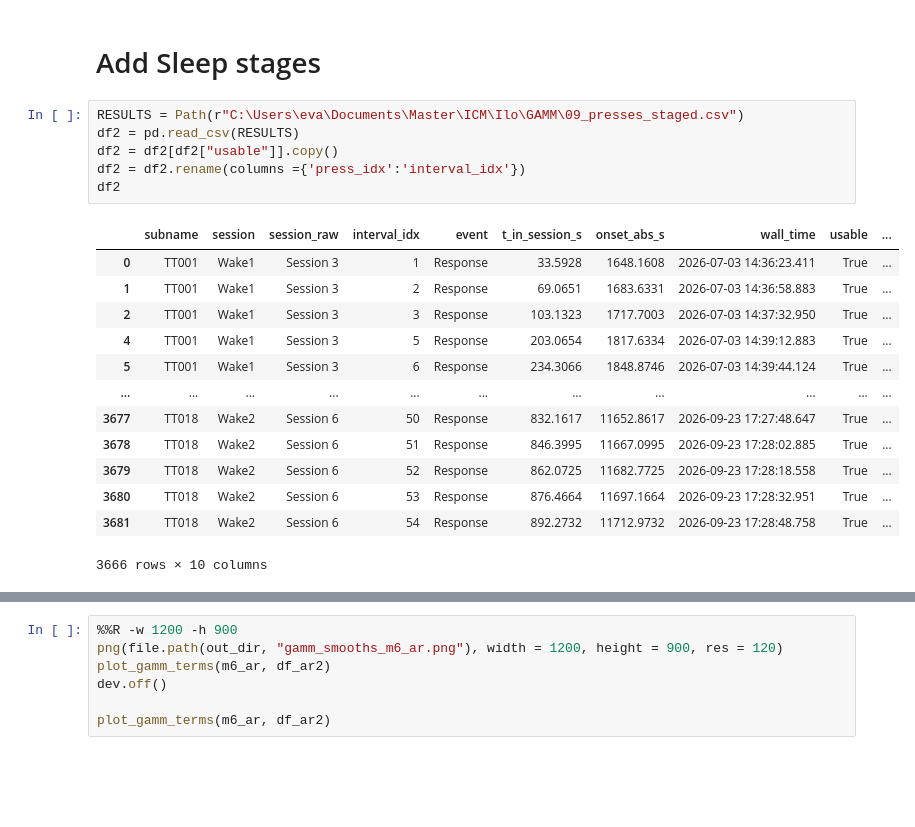
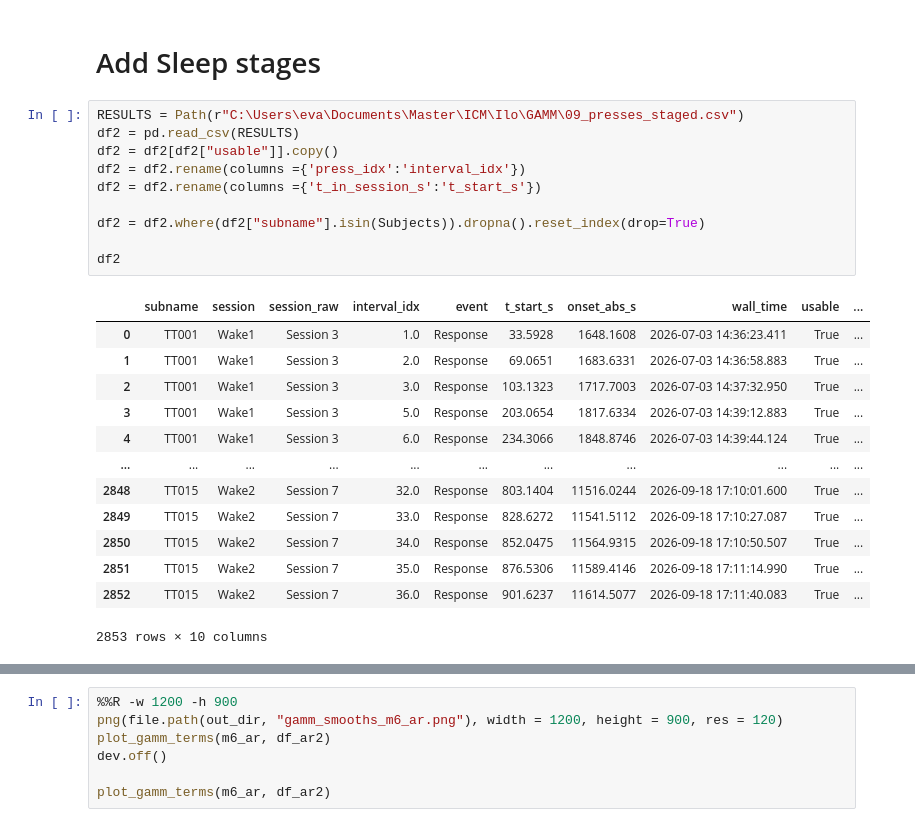
Before and after one commit to EvaFrossard/Penguin_Detection, a Jupyter notebook: GAMM/GAMM.ipynb, the cells around one changed output, grey strips where cells are left out. Cells and saved outputs as stored; diff of their text form; blank space fills up the shorter version.

```diff
--- a/GAMM/GAMM.ipynb
+++ b/GAMM/GAMM.ipynb
@@ -600,21 +601,25 @@ plot_gamm_terms(m5_ar, df)
 # %%
 RESULTS = Path(r"C:\Users\eva\Documents\Master\ICM\Ilo\GAMM\09_presses_staged.csv")
 df2 = pd.read_csv(RESULTS)
 df2 = df2[df2["usable"]].copy()
 df2 = df2.rename(columns ={'press_idx':'interval_idx'})
+df2 = df2.rename(columns ={'t_in_session_s':'t_start_s'})
+
+df2 = df2.where(df2["subname"].isin(Subjects)).dropna().reset_index(drop=True)
+
 df2
 # %% [output]
-|  | subname | session | session_raw | interval_idx | event | t_in_session_s | onset_abs_s | wall_time | usable | ... |
-| 0 | TT001 | Wake1 | Session 3 | 1 | Response | 33.5928 | 1648.1608 | 2026-07-03 14:36:23.411 | True | ... |
-| 1 | TT001 | Wake1 | Session 3 | 2 | Response | 69.0651 | 1683.6331 | 2026-07-03 14:36:58.883 | True | ... |
-| 2 | TT001 | Wake1 | Session 3 | 3 | Response | 103.1323 | 1717.7003 | 2026-07-03 14:37:32.950 | True | ... |
-| 4 | TT001 | Wake1 | Session 3 | 5 | Response | 203.0654 | 1817.6334 | 2026-07-03 14:39:12.883 | True | ... |
-| 5 | TT001 | Wake1 | Session 3 | 6 | Response | 234.3066 | 1848.8746 | 2026-07-03 14:39:44.124 | True | ... |
+|  | subname | session | session_raw | interval_idx | event | t_start_s | onset_abs_s | wall_time | usable | ... |
+| 0 | TT001 | Wake1 | Session 3 | 1.0 | Response | 33.5928 | 1648.1608 | 2026-07-03 14:36:23.411 | True | ... |
+| 1 | TT001 | Wake1 | Session 3 | 2.0 | Response | 69.0651 | 1683.6331 | 2026-07-03 14:36:58.883 | True | ... |
+| 2 | TT001 | Wake1 | Session 3 | 3.0 | Response | 103.1323 | 1717.7003 | 2026-07-03 14:37:32.950 | True | ... |
+| 3 | TT001 | Wake1 | Session 3 | 5.0 | Response | 203.0654 | 1817.6334 | 2026-07-03 14:39:12.883 | True | ... |
+| 4 | TT001 | Wake1 | Session 3 | 6.0 | Response | 234.3066 | 1848.8746 | 2026-07-03 14:39:44.124 | True | ... |
 | ... | ... | ... | ... | ... | ... | ... | ... | ... | ... | ... |
-| 3677 | TT018 | Wake2 | Session 6 | 50 | Response | 832.1617 | 11652.8617 | 2026-09-23 17:27:48.647 | True | ... |
-| 3678 | TT018 | Wake2 | Session 6 | 51 | Response | 846.3995 | 11667.0995 | 2026-09-23 17:28:02.885 | True | ... |
-| 3679 | TT018 | Wake2 | Session 6 | 52 | Response | 862.0725 | 11682.7725 | 2026-09-23 17:28:18.558 | True | ... |
-| 3680 | TT018 | Wake2 | Session 6 | 53 | Response | 876.4664 | 11697.1664 | 2026-09-23 17:28:32.951 | True | ... |
-| 3681 | TT018 | Wake2 | Session 6 | 54 | Response | 892.2732 | 11712.9732 | 2026-09-23 17:28:48.758 | True | ... |
+| 2848 | TT015 | Wake2 | Session 7 | 32.0 | Response | 803.1404 | 11516.0244 | 2026-09-18 17:10:01.600 | True | ... |
+| 2849 | TT015 | Wake2 | Session 7 | 33.0 | Response | 828.6272 | 11541.5112 | 2026-09-18 17:10:27.087 | True | ... |
+| 2850 | TT015 | Wake2 | Session 7 | 34.0 | Response | 852.0475 | 11564.9315 | 2026-09-18 17:10:50.507 | True | ... |
+| 2851 | TT015 | Wake2 | Session 7 | 35.0 | Response | 876.5306 | 11589.4146 | 2026-09-18 17:11:14.990 | True | ... |
+| 2852 | TT015 | Wake2 | Session 7 | 36.0 | Response | 901.6237 | 11614.5077 | 2026-09-18 17:11:40.083 | True | ... |
-3666 rows × 10 columns
+2853 rows × 10 columns
 # %%
```
Also changed, not shown: parts of 7 cells of this notebook.
